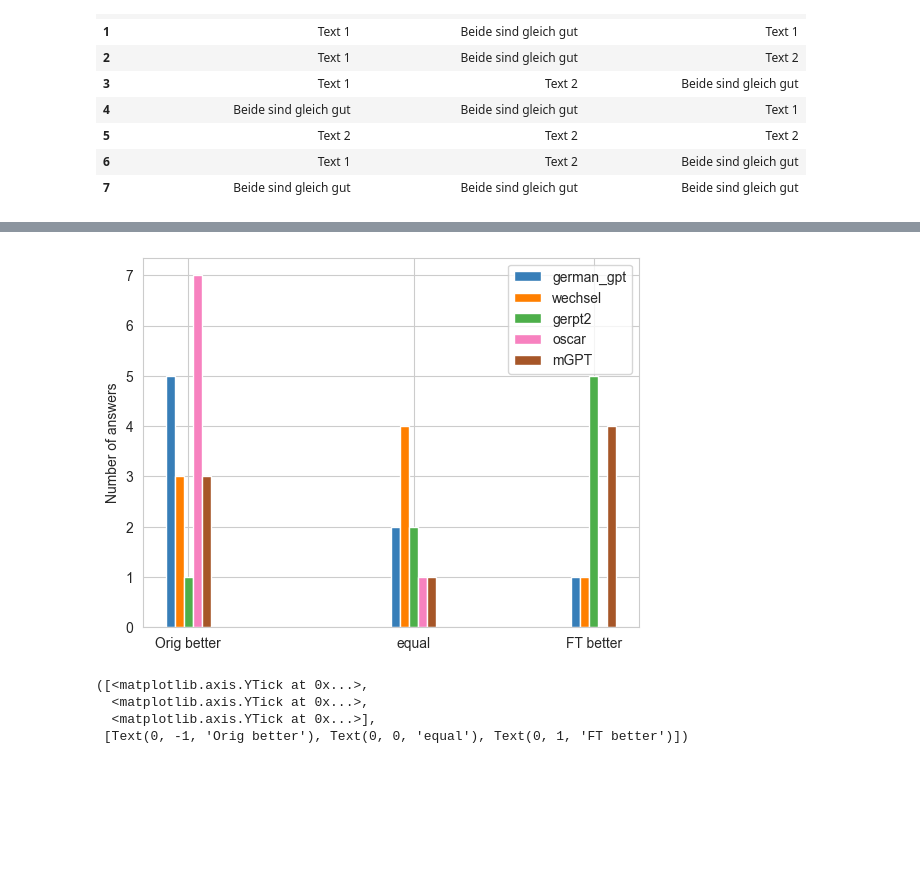
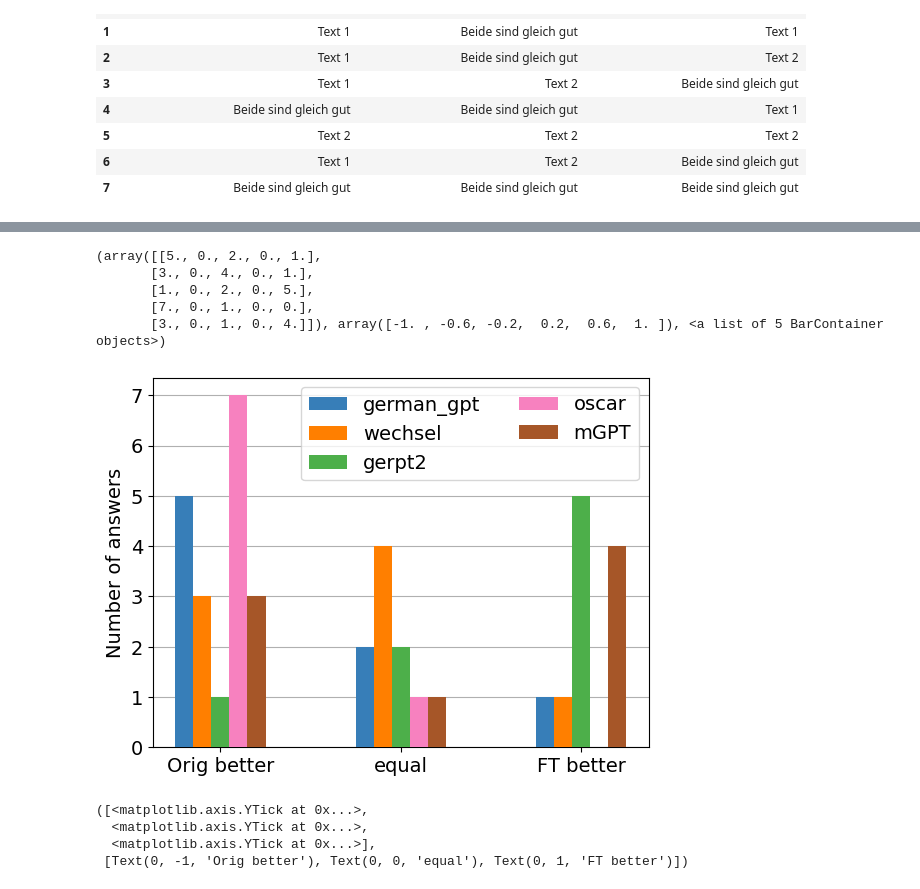
Before and after one commit to MiriUll/Language-Models-German-Simplification, a Jupyter notebook: human_eval.ipynb, the cells around one changed output, grey strips where cells are left out. Saved outputs shown, nothing was run; the diff lists cells and outputs as text; code cells hidden in the pictures; blank space fills up the shorter version.

```diff
--- a/human_eval.ipynb
+++ b/human_eval.ipynb
@@ -134,16 +134,25 @@ plt.yticks([-1,0,1], labels=['Orig better', 'equal', 'FT better'])
 # %%
+import matplotlib
+matplotlib.rcParams.update({'font.size': 14})
+plt.grid(zorder=0, axis='y')
 scores = []
 CB_color_cycle = ['#377eb8', '#ff7f00', '#4daf4a', '#f781bf', '#a65628']#, '#984ea3', '#999999', '#e41a1c', '#dede00']
 for model_name, eval in model_eval.items():
     #plt.hist(model_eval[model_name][0], align='mid', alpha=0.5, histtype='bar', label=model_name)
     scores.append(model_eval[model_name][0])
-plt.hist(scores, label=list(model_eval.keys()), rwidth=3, align='left', color=CB_color_cycle)
-plt.legend()
-plt.xticks([-1,0,0.8], labels=['Orig better', 'equal', 'FT better'])
+print(plt.hist(scores, label=list(model_eval.keys()), rwidth=3, align='mid', color=CB_color_cycle, bins=5, range=(-1,1), zorder=3))
+plt.legend(ncol=2)
+plt.xticks([-0.8,0,0.8], labels=['Orig better', 'equal', 'FT better'])
+#plt.yticks([0,2,4,6], labels=[0,2,4,6])
 plt.ylabel("Number of answers")
 plt.savefig("evaluation/grammaticality_human.pdf")
 # %% [output]
+(array([[5., 0., 2., 0., 1.],
+       [3., 0., 4., 0., 1.],
+       [1., 0., 2., 0., 5.],
+       [7., 0., 1., 0., 0.],
+       [3., 0., 1., 0., 4.]]), array([-1. , -0.6, -0.2,  0.2,  0.6,  1. ]), <a list of 5 BarContainer objects>)
-[figure, old version]
+[figure, new version]
 # %%
 # only native speakers
 import matplotlib.pyplot as plt
```
Also changed, not shown: parts of 1 cell of this notebook, 6 other files.
